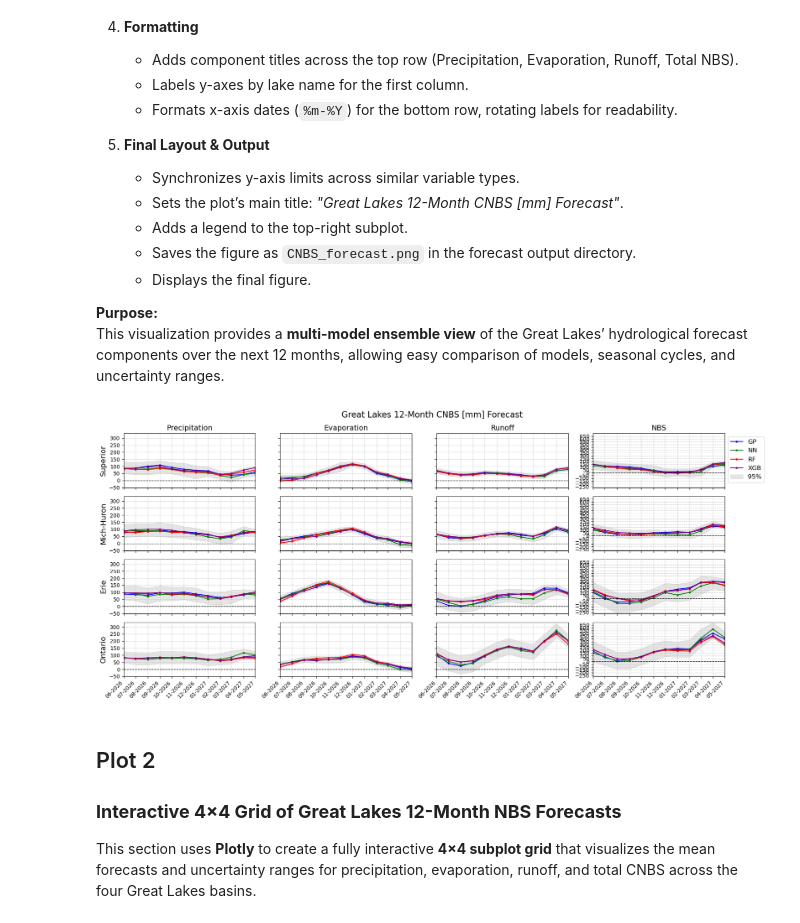
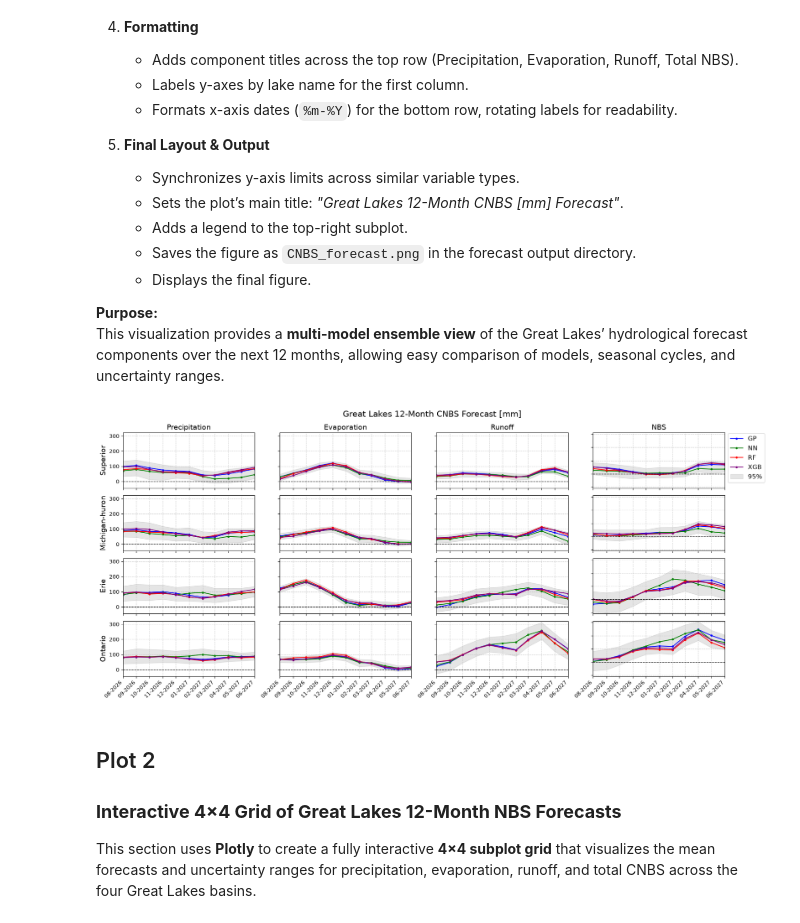
Before and after one commit to great-lakes-ai-lab/cnbs-predictor, a Jupyter notebook: notebooks/production/3_LEF_visualization.ipynb, the cells around one changed output. Drawn from its saved outputs; the diff is of its cells as text; code cells hidden in the pictures.

```diff
--- a/notebooks/production/3_LEF_visualization.ipynb
+++ b/notebooks/production/3_LEF_visualization.ipynb
@@ -157,10 +188,14 @@ This cell generates a **4×4 grid of subplots** visualizing precipitation, evapo
 
 **Purpose:**
 This visualization provides a **multi-model ensemble view** of the Great Lakes’ hydrological forecast components over the next 12 months, allowing easy comparison of models, seasonal cycles, and uncertainty ranges.
-# %%
-fig1 = plot_cnbs_forecast(df_filtered, input_dir + 'forecast/figures/CNBS_forecast.png')
-# %% [output]
-[figure, removed]
+# %%
+fig1 = plot_cnbs_forecast(
+    df_filtered,
+    date_col=["year","month"],
+    units="mm",
+    filename=input_dir + "forecast/figures/cnbs_forecast.png")
+# %% [output]
+[figure, added]
 # %% [markdown]
 ## Plot 2
 ### **Interactive 4×4 Grid of Great Lakes 12-Month NBS Forecasts**
```
Also changed, not shown: parts of 6 cells of this notebook, 3 other files.
